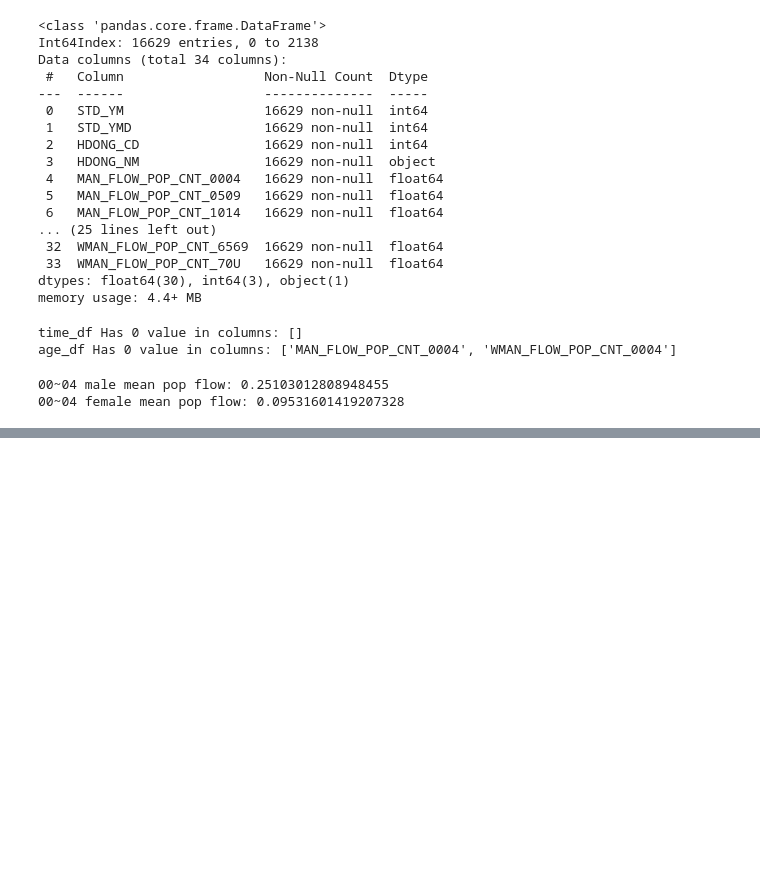
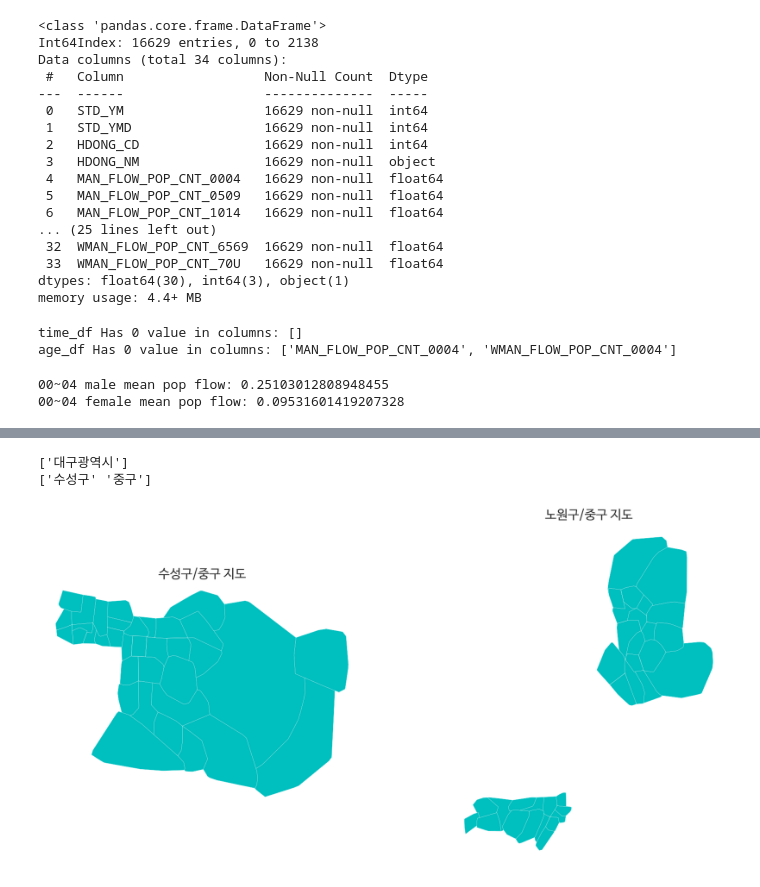
Before and after one commit to hectic97/Kaggle_Competition, a Jupyter notebook: bigcontest2020/bigcontest-pop-flow-eda.ipynb, the cells around one changed output, grey strips where cells are left out. Cells and saved outputs as stored; diff of their text form; code cells hidden in the pictures; blank space fills up the shorter version.

```diff
--- a/bigcontest2020/bigcontest-pop-flow-eda.ipynb
+++ b/bigcontest2020/bigcontest-pop-flow-eda.ipynb
@@ -92,0 +104,18 @@ age_df.reset_index(drop=True,inplace=True)
+# %%
+print(geo_meta[:35].SIDO_NM.unique()) # index 0 ~34 : 대구    35 ~ 68 : 서울
+print(geo_meta[:35].SGNG_NM.unique())
+# %% [output]
+['대구광역시']
+['수성구' '중구']
+# %%
+fig,ax = plt.subplots(1,2,figsize=(32,16))
+geo_meta[:35].convex_hull.plot(color='c',edgecolor='w',ax=ax[0])
+ax[0].set_title('수성구/중구 지도',fontproperties=font,size=32)
+ax[0].set_axis_off()
+ax[1] = geo_meta[35:].convex_hull.plot(color='c',edgecolor='w',ax=ax[1])
+ax[1].set_title('노원구/중구 지도',fontproperties=font,size=32)
+ax[1].set_axis_off()
+
+plt.show()
+# %% [output]
+[figure, added]
```
Also changed, not shown: parts of 37 cells of this notebook.
